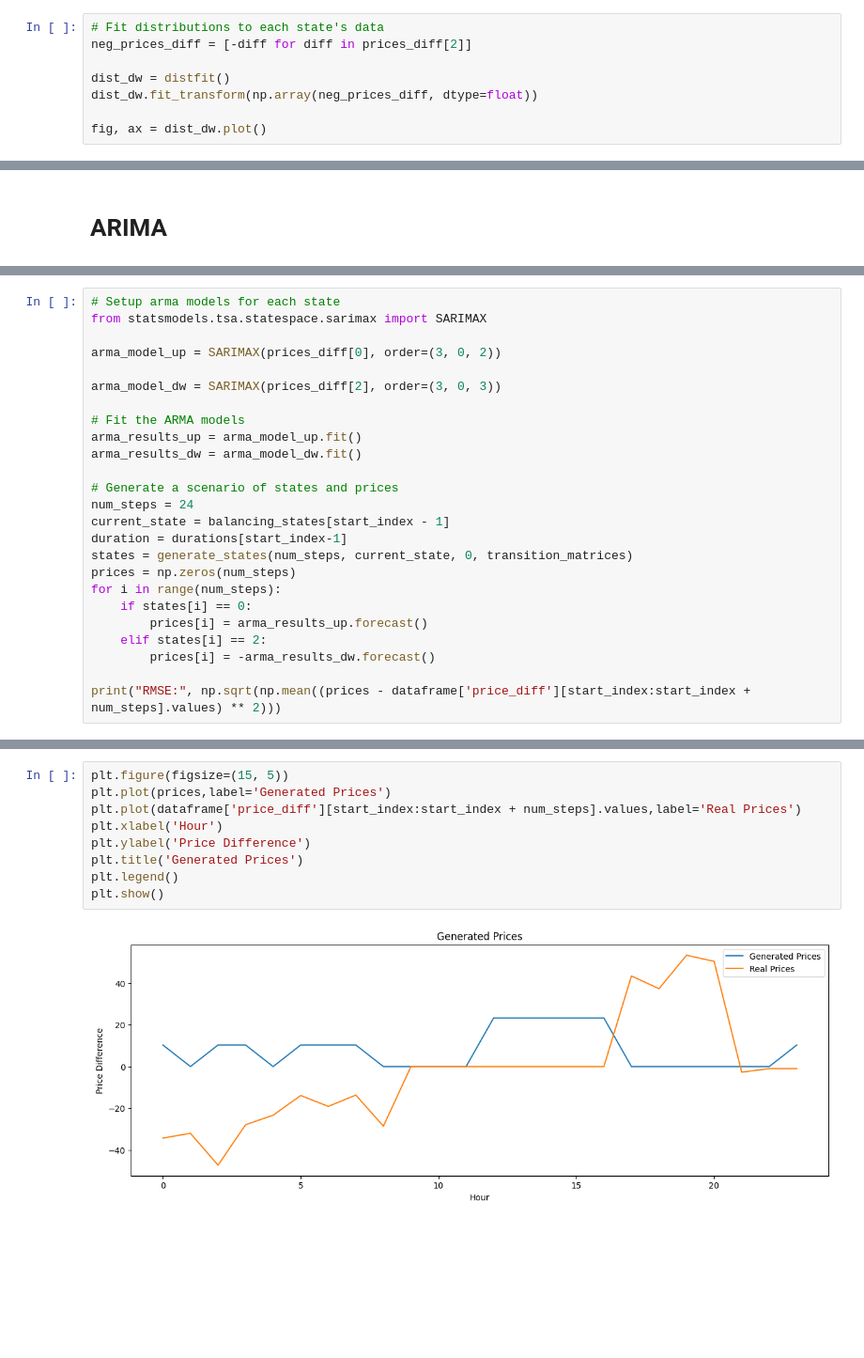
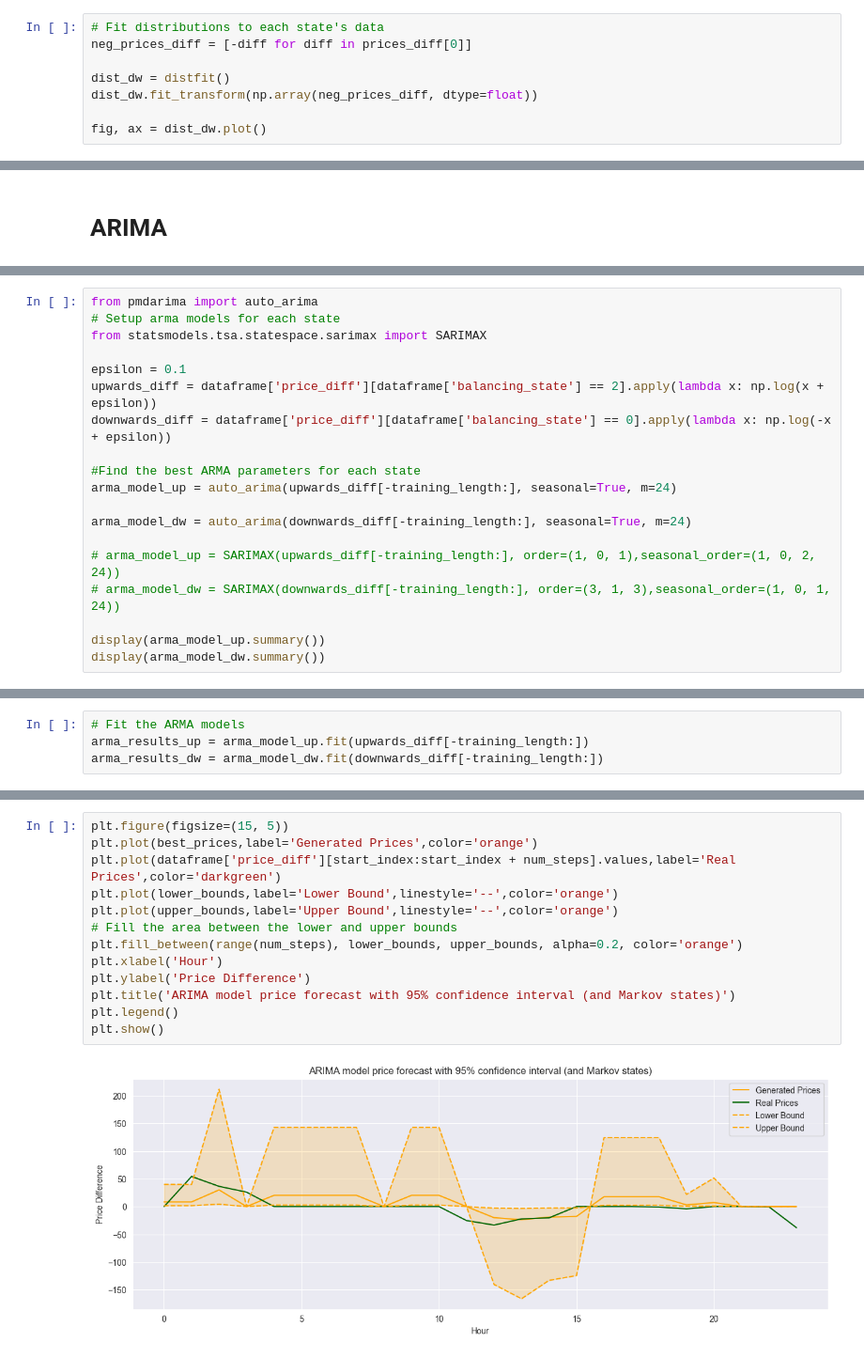
Before and after one commit to MGuckert/Real-time-adjustment-strategies-for-trading-wind-power-and-hydrogen, a Jupyter notebook: data/markov_models.ipynb, the cells around one changed output, grey strips where cells are left out. Shown at 94% size. Cells and saved outputs as stored; diff of their text form; blank space fills up the shorter version.

Commit message:
Implemented Markov/ARIMA balancing prices scenarios
Signed-off-by: Mathis Guckert <guckert.mathis@gmail.com>

```diff
--- a/data/markov_models.ipynb
+++ b/data/markov_models.ipynb
@@ -237,6 +472,6 @@ fig, ax = dist_up.plot()
 # %%
 # Fit distributions to each state's data
-neg_prices_diff = [-diff for diff in prices_diff[2]]
+neg_prices_diff = [-diff for diff in prices_diff[0]]
 
 dist_dw = distfit()
 dist_dw.fit_transform(np.array(neg_prices_diff, dtype=float))
@@ -319,26 +705,20 @@ RMSE: 67.10545317555334
 # %%
+from pmdarima import auto_arima
 # Setup arma models for each state
 from statsmodels.tsa.statespace.sarimax import SARIMAX
 
-arma_model_up = SARIMAX(prices_diff[0], order=(3, 0, 2))
+epsilon = 0.1
+upwards_diff = dataframe['price_diff'][dataframe['balancing_state'] == 2].apply(lambda x: np.log(x + epsilon))
+downwards_diff = dataframe['price_diff'][dataframe['balancing_state'] == 0].apply(lambda x: np.log(-x + epsilon))
 
-arma_model_dw = SARIMAX(prices_diff[2], order=(3, 0, 3))
+#Find the best ARMA parameters for each state
+arma_model_up = auto_arima(upwards_diff[-training_length:], seasonal=True, m=24)
 
-# Fit the ARMA models
-arma_results_up = arma_model_up.fit()
-arma_results_dw = arma_model_dw.fit()
+arma_model_dw = auto_arima(downwards_diff[-training_length:], seasonal=True, m=24)
 
-# Generate a scenario of states and prices
-num_steps = 24
-current_state = balancing_states[start_index - 1]
-duration = durations[start_index-1]
-states = generate_states(num_steps, current_state, 0, transition_matrices)
-prices = np.zeros(num_steps)
-for i in range(num_steps):
-    if states[i] == 0:
-        prices[i] = arma_results_up.forecast()
-    elif states[i] == 2:
-        prices[i] = -arma_results_dw.forecast()
+# arma_model_up = SARIMAX(upwards_diff[-training_length:], order=(1, 0, 1),seasonal_order=(1, 0, 2, 24))
+# arma_model_dw = SARIMAX(downwards_diff[-training_length:], order=(3, 1, 3),seasonal_order=(1, 0, 1, 24))
 
-print("RMSE:", np.sqrt(np.mean((prices - dataframe['price_diff'][start_index:start_index + num_steps].values) ** 2)))
+display(arma_model_up.summary())
+display(arma_model_dw.summary())
 # %% [output]
@@ -345,0 +762,4 @@ RMSE: 30.767194070060572
+# %%
+# Fit the ARMA models
+arma_results_up = arma_model_up.fit(upwards_diff[-training_length:])
+arma_results_dw = arma_model_dw.fit(downwards_diff[-training_length:])
@@ -346,11 +836,15 @@ RMSE: 30.767194070060572
 # %%
 plt.figure(figsize=(15, 5))
-plt.plot(prices,label='Generated Prices')
-plt.plot(dataframe['price_diff'][start_index:start_index + num_steps].values,label='Real Prices')
+plt.plot(best_prices,label='Generated Prices',color='orange')
+plt.plot(dataframe['price_diff'][start_index:start_index + num_steps].values,label='Real Prices',color='darkgreen')
+plt.plot(lower_bounds,label='Lower Bound',linestyle='--',color='orange')
+plt.plot(upper_bounds,label='Upper Bound',linestyle='--',color='orange')
+# Fill the area between the lower and upper bounds
+plt.fill_between(range(num_steps), lower_bounds, upper_bounds, alpha=0.2, color='orange')
 plt.xlabel('Hour')
 plt.ylabel('Price Difference')
-plt.title('Generated Prices')
+plt.title('ARIMA model price forecast with 95% confidence interval (and Markov states)')
 plt.legend()
 plt.show()
 # %% [output]
-[figure, old version]
+[figure, new version]
```
Also changed, not shown: parts of 40 cells of this notebook, 2 other files.
